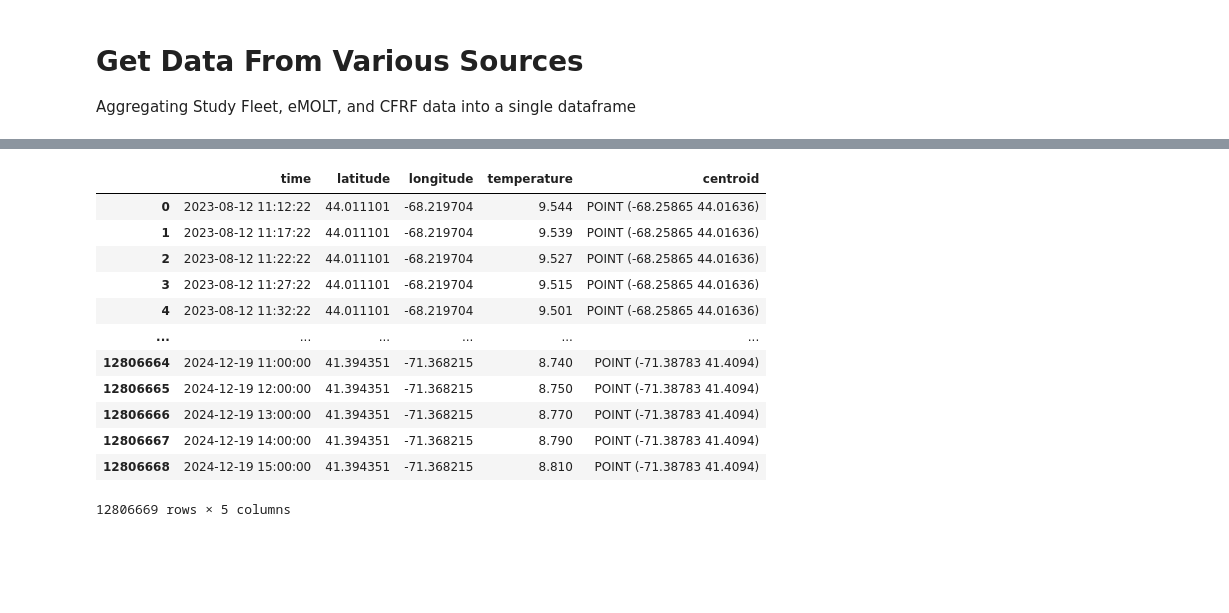
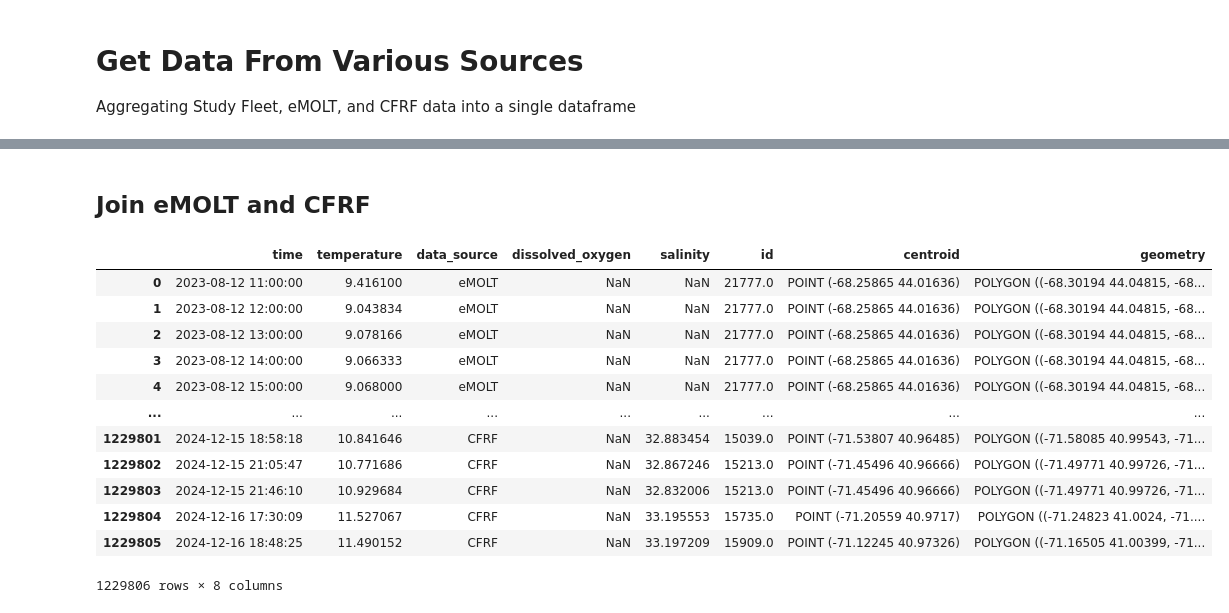
Before and after one commit to CommercialFisheriesResearchFoundation/fishbot, a Jupyter notebook: python/explore_botgrid.ipynb, the cells around one changed output, grey strips where cells are left out. Drawn from its saved outputs; the diff is of its cells as text; code cells hidden in the pictures; blank space fills up the shorter version.

```diff
--- a/python/explore_botgrid.ipynb
+++ b/python/explore_botgrid.ipynb
@@ -193,33 +256,30 @@ coop_fleet
+# %% [markdown]
+## Join eMOLT and CFRF
 # %%
-from shapely.geometry import Point
-# Step 1: Create a GeoDataFrame with unique latitude/longitude pairs
-unique_points = coop_fleet.groupby(['latitude', 'longitude']).size().reset_index()[['latitude', 'longitude']]
-unique_points['coordinates'] = unique_points.apply(lambda row: Point(row['longitude'], row['latitude']), axis=1)
-unique_gdf = gpd.GeoDataFrame(unique_points, geometry='coordinates', crs="EPSG:4326")
+temp_df = pd.concat([emolt, cfrf], ignore_index=True)
 
-# Step 2: Perform the spatial join on unique points
-unique_joined = gpd.sjoin(unique_gdf, gdf_grid[['geometry', 'centroid']], how='left', predicate='within')
+# Find the corresponding grid
+unique_points = temp_df[['latitude', 'longitude']].drop_duplicates().copy()
+unique_points['geometry'] = unique_points.apply(lambda row: Point(row['longitude'], row['latitude']), axis=1)
+unique_gdf = gpd.GeoDataFrame(unique_points, geometry='geometry', crs="EPSG:4326")
+unique_joined = gpd.sjoin(unique_gdf, gdf_grid[['geometry', 'id', 'centroid']], how='left', predicate='within')
 
-# Step 3: Map the results back to the original DataFrame
-# Merge the centroid information back into the original DataFrame
-df_new = coop_fleet.merge(unique_joined[['latitude', 'longitude', 'centroid']],
-                          on=['latitude', 'longitude'],
-                          how='left')
-
-# Drop redundant columns if necessary
-# df_new = df_new.drop(columns=['index_right'])
-df_new
+# Use the geometry from gdf_grid
+coop_fleet = temp_df.merge(unique_joined[['latitude', 'longitude', 'id', 'centroid']], on=['latitude', 'longitude'], how='left')
+coop_fleet = coop_fleet.merge(gdf_grid[['id', 'geometry']], on='id', how='left')
+coop_fleet = coop_fleet.drop(columns=['latitude', 'longitude'])
+coop_fleet
 # %% [output]
-|  | time | latitude | longitude | temperature | centroid |
-| 0 | 2023-08-12 11:12:22 | 44.011101 | -68.219704 | 9.544 | POINT (-68.25865 44.01636) |
-| 1 | 2023-08-12 11:17:22 | 44.011101 | -68.219704 | 9.539 | POINT (-68.25865 44.01636) |
-| 2 | 2023-08-12 11:22:22 | 44.011101 | -68.219704 | 9.527 | POINT (-68.25865 44.01636) |
-| 3 | 2023-08-12 11:27:22 | 44.011101 | -68.219704 | 9.515 | POINT (-68.25865 44.01636) |
-| 4 | 2023-08-12 11:32:22 | 44.011101 | -68.219704 | 9.501 | POINT (-68.25865 44.01636) |
-| ... | ... | ... | ... | ... | ... |
-| 12806664 | 2024-12-19 11:00:00 | 41.394351 | -71.368215 | 8.740 | POINT (-71.38783 41.4094) |
-| 12806665 | 2024-12-19 12:00:00 | 41.394351 | -71.368215 | 8.750 | POINT (-71.38783 41.4094) |
-| 12806666 | 2024-12-19 13:00:00 | 41.394351 | -71.368215 | 8.770 | POINT (-71.38783 41.4094) |
-| 12806667 | 2024-12-19 14:00:00 | 41.394351 | -71.368215 | 8.790 | POINT (-71.38783 41.4094) |
-| 12806668 | 2024-12-19 15:00:00 | 41.394351 | -71.368215 | 8.810 | POINT (-71.38783 41.4094) |
+|  | time | temperature | data_source | dissolved_oxygen | salinity | id | centroid | geometry |
+| 0 | 2023-08-12 11:00:00 | 9.416100 | eMOLT | NaN | NaN | 21777.0 | POINT (-68.25865 44.01636) | POLYGON ((-68.30194 44.04815, -68... |
+| 1 | 2023-08-12 12:00:00 | 9.043834 | eMOLT | NaN | NaN | 21777.0 | POINT (-68.25865 44.01636) | POLYGON ((-68.30194 44.04815, -68... |
+| 2 | 2023-08-12 13:00:00 | 9.078166 | eMOLT | NaN | NaN | 21777.0 | POINT (-68.25865 44.01636) | POLYGON ((-68.30194 44.04815, -68... |
+| 3 | 2023-08-12 14:00:00 | 9.066333 | eMOLT | NaN | NaN | 21777.0 | POINT (-68.25865 44.01636) | POLYGON ((-68.30194 44.04815, -68... |
+| 4 | 2023-08-12 15:00:00 | 9.068000 | eMOLT | NaN | NaN | 21777.0 | POINT (-68.25865 44.01636) | POLYGON ((-68.30194 44.04815, -68... |
+| ... | ... | ... | ... | ... | ... | ... | ... | ... |
+| 1229801 | 2024-12-15 18:58:18 | 10.841646 | CFRF | NaN | 32.883454 | 15039.0 | POINT (-71.53807 40.96485) | POLYGON ((-71.58085 40.99543, -71... |
+| 1229802 | 2024-12-15 21:05:47 | 10.771686 | CFRF | NaN | 32.867246 | 15213.0 | POINT (-71.45496 40.96666) | POLYGON ((-71.49771 40.99726, -71... |
+| 1229803 | 2024-12-15 21:46:10 | 10.929684 | CFRF | NaN | 32.832006 | 15213.0 | POINT (-71.45496 40.96666) | POLYGON ((-71.49771 40.99726, -71... |
+| 1229804 | 2024-12-16 17:30:09 | 11.527067 | CFRF | NaN | 33.195553 | 15735.0 | POINT (-71.20559 40.9717) | POLYGON ((-71.24823 41.0024, -71.... |
+| 1229805 | 2024-12-16 18:48:25 | 11.490152 | CFRF | NaN | 33.197209 | 15909.0 | POINT (-71.12245 40.97326) | POLYGON ((-71.16505 41.00399, -71... |
-12806669 rows × 5 columns
+1229806 rows × 8 columns
```
Also changed, not shown: parts of 33 cells of this notebook, 7 other files.
